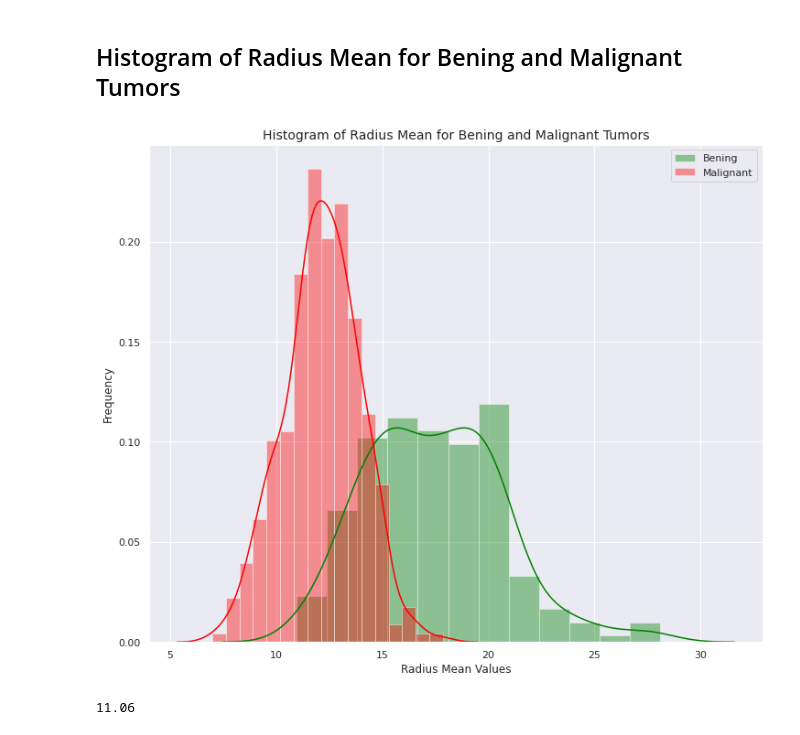
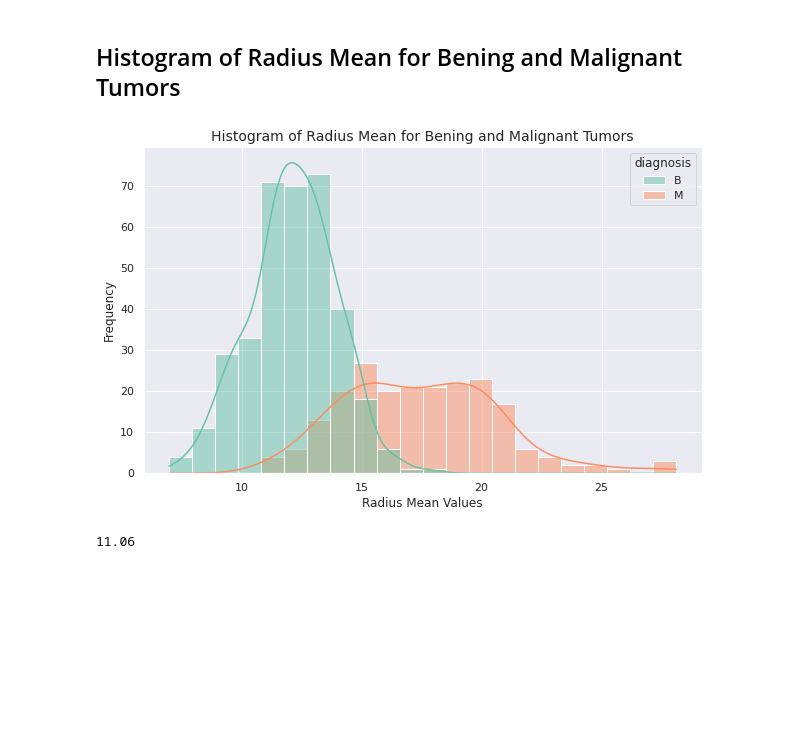
Before and after one commit to dktalaicha/BreastCancerDiagnosticByKeras-EarlyStoppingAndDroping, a Jupyter notebook: cancer-diagnostic-keras-earlystopping-dropout.ipynb, the cells around one changed output. Saved outputs shown, nothing was run; the diff lists cells and outputs as text; code cells hidden in the pictures; blank space fills up the shorter version.

Commit message:
updating visualizations

```diff
--- a/cancer-diagnostic-keras-earlystopping-dropout.ipynb
+++ b/cancer-diagnostic-keras-earlystopping-dropout.ipynb
@@ -54,7 +54,8 @@ Tensorflow version : Tensorflow 2.2.0
 # %% [markdown]
 ## Import dataset
 # %%
-df = pd.read_csv('../input/breast-cancer-wisconsin-data/data.csv', encoding = 'latin-1')
+# df = pd.read_csv('../input/breast-cancer-wisconsin-data/data.csv', encoding = 'latin-1')
+df = pd.read_csv('Breast_Cancer_Wisconsin.csv', encoding = 'latin-1')
 # %%
 df.head(10).T
 # %% [output]
@@ -233,19 +234,17 @@ This dataset contain about 37% cancerous Malignant cells and about 62.7% Bening
 # %% [markdown]
 ## Histogram of Radius Mean for Bening and Malignant Tumors
 # %%
-plt.figure(figsize=(12,10))
-
-sns.distplot(df[df['diagnosis'] == 'M']["radius_mean"], color='g', label = "Bening")
-sns.distplot(df[df['diagnosis'] == 'B']["radius_mean"], color='r', label = "Malignant")
+plt.figure(figsize=(10,6))
+hue_order = ['B', 'M']
+sns.histplot(df,x="radius_mean",hue='diagnosis',kde=True, hue_order=hue_order)
 
 plt.xlabel("Radius Mean Values")
 plt.ylabel("Frequency")
 plt.title("Histogram of Radius Mean for Bening and Malignant Tumors", fontsize=14)
-plt.legend()
 
 plt.show()
 # %% [output]
-[figure, old version]
+[figure, new version]
 # %%
 # most_frequent_bening_radius_mean
 df[df["diagnosis"] == 'B']['radius_mean'].value_counts().idxmax()
```
Also changed, not shown: parts of 24 cells of this notebook, 1 other file.
